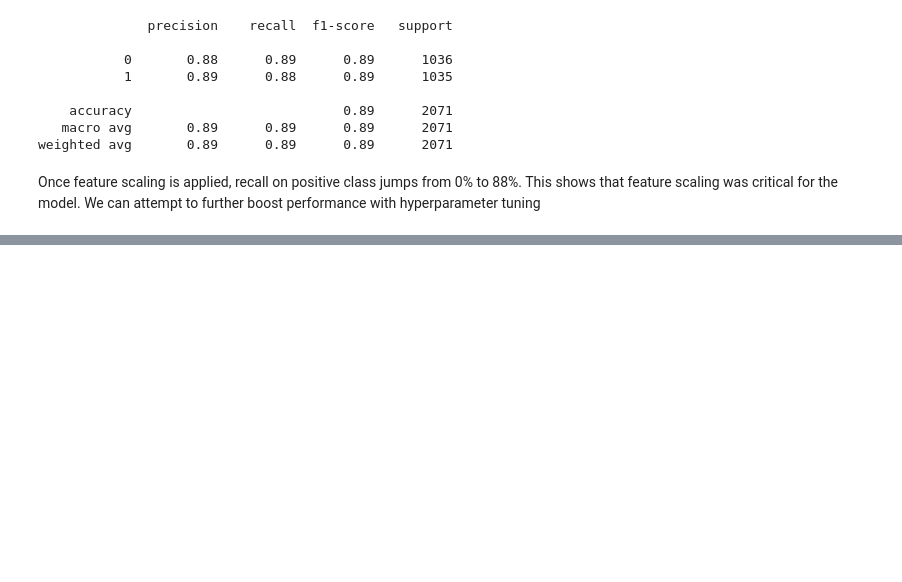
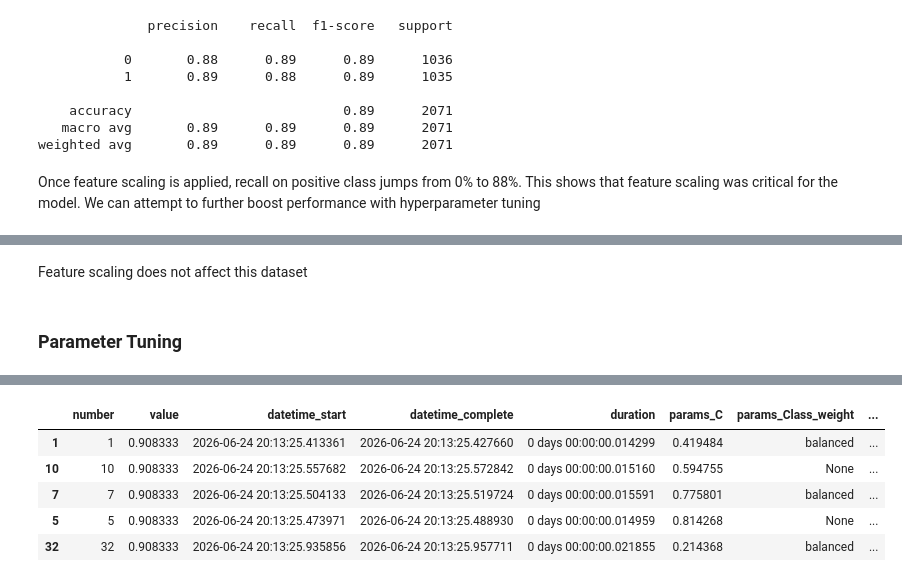
Before and after one commit to calebhadley1/DX799-capstone, a Jupyter notebook: Week5.ipynb, the cells around one changed output, grey strips where cells are left out. Saved outputs shown, nothing was run; the diff lists cells and outputs as text; code cells hidden in the pictures; blank space fills up the shorter version.

```diff
--- a/Week5.ipynb
+++ b/Week5.ipynb
@@ -204,0 +504,6 @@ display(top_5_svc_scaled_recall_optuna_results)
+# %%
+scaler = StandardScaler()
+X_train_scaled = scaler.fit_transform(X_train)
+X_test_scaled = scaler.transform(X_test)
+# %%
+model.fit(X_train_scaled, y_train)
@@ -204,0 +530,49 @@ display(top_5_svc_scaled_recall_optuna_results)
+# %% [markdown]
+Feature scaling does not affect this dataset
+# %% [markdown]
+### Parameter Tuning
+# %%
+from sklearn.model_selection import StratifiedKFold
+
+# cv = RepeatedKFold(n_splits=5, n_repeats=5, random_state=random_state)
+cv = StratifiedKFold(n_splits=5) # Using stratified to maintain class distribution
+# %%
+def objective(trial):
+    c = trial.suggest_float("C", 0.001, 1.0)
+    kernel = trial.suggest_categorical("kernel", ["rbf", "sigmoid"])
+    # degree = trial.suggest_int("degree", 2, 5) # degree of kernal function in case of 'poly'
+    coef0 = trial.suggest_float("coef0", 0.0, 1.0) # Independent term in kernel function. It is only significant in ‘poly’ and ‘sigmoid’.
+    # shrinking = trial.suggest_categorical("shrinking", [True, False])
+    class_weight = trial.suggest_categorical("Class_weight", ['balanced', None])
+
+    model = SVC(
+        C=c,
+        kernel=kernel,
+        # degree=degree,
+        coef0=coef0,
+        # shrinking=shrinking,
+        class_weight=class_weight,
+        random_state=random_state,
+        cache_size=1000 # FIX 3: Increase RAM cache from default 200MB to 1GB
+    )
+
+    scores = cross_val_score(
+        model,
+        X=X_train_scaled,
+        y=y_train,
+        cv=cv,
+        scoring='recall',
+        n_jobs=-1,
+    )
+    recall = scores.mean()
+
+    return recall
+
+
+study = optuna.create_study(direction="maximize")
+study.optimize(objective, n_trials=100)
+
+svc_scaled_recall_optuna_results = study.trials_dataframe().sort_values("value", ascending=False)
+top_5_svc_scaled_recall_optuna_results = study.trials_dataframe().sort_values("value", ascending=False).head(5)
+display(top_5_svc_scaled_recall_optuna_results)
+# %% [output]
@@ -204,0 +596,6 @@ display(top_5_svc_scaled_recall_optuna_results)
+|  | number | value | datetime_start | datetime_complete | duration | params_C | params_Class_weight | ... |
+| 1 | 1 | 0.908333 | 2026-06-24 20:13:25.413361 | 2026-06-24 20:13:25.427660 | 0 days 00:00:00.014299 | 0.419484 | balanced | ... |
+| 10 | 10 | 0.908333 | 2026-06-24 20:13:25.557682 | 2026-06-24 20:13:25.572842 | 0 days 00:00:00.015160 | 0.594755 | None | ... |
+| 7 | 7 | 0.908333 | 2026-06-24 20:13:25.504133 | 2026-06-24 20:13:25.519724 | 0 days 00:00:00.015591 | 0.775801 | balanced | ... |
+| 5 | 5 | 0.908333 | 2026-06-24 20:13:25.473971 | 2026-06-24 20:13:25.488930 | 0 days 00:00:00.014959 | 0.814268 | None | ... |
+| 32 | 32 | 0.908333 | 2026-06-24 20:13:25.935856 | 2026-06-24 20:13:25.957711 | 0 days 00:00:00.021855 | 0.214368 | balanced | ... |
```
Also changed, not shown: parts of 57 cells of this notebook.
